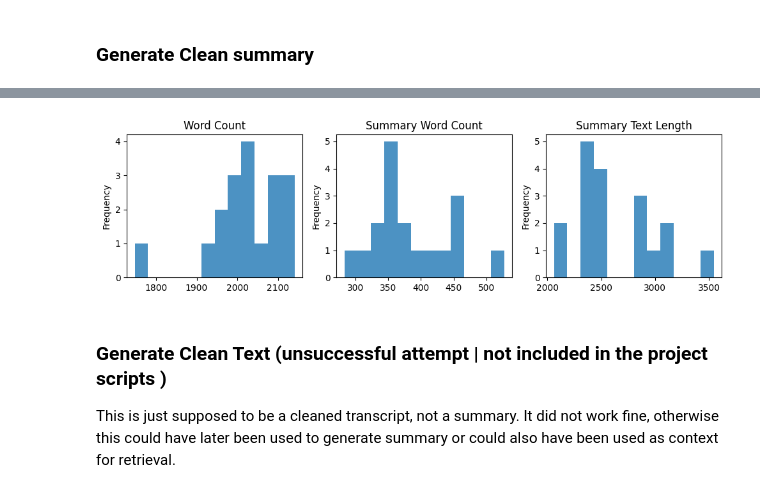
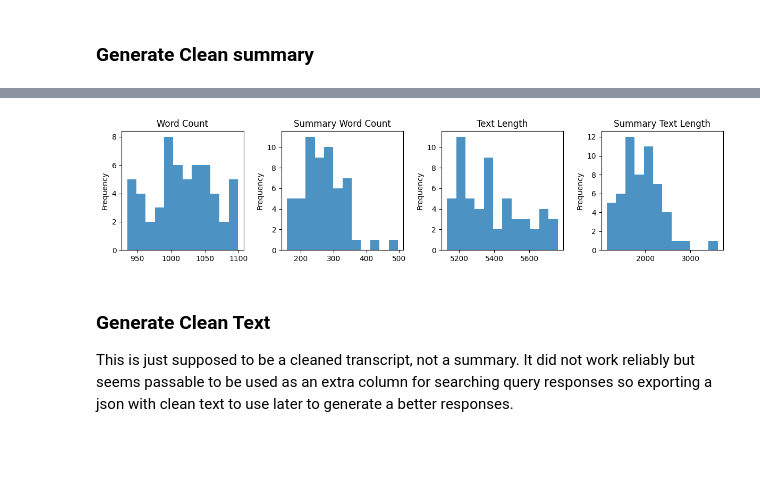
Before and after one commit to quickSilverShanks/VidSage, a Jupyter notebook: notebooks/data_preparation.ipynb, the cells around one changed output, grey strips where cells are left out. Saved outputs shown, nothing was run; the diff lists cells and outputs as text; code cells hidden in the pictures; blank space fills up the shorter version.

```diff
--- a/notebooks/data_preparation.ipynb
+++ b/notebooks/data_preparation.ipynb
@@ -120,13 +153,14 @@ def generate_smry(transcript, llm_model='gemma2:2b'):
     '''
     This function takes in a 'transcript' text and generates summarized text using 'llm_model' specified.
     '''
-    smrize_prompt = """As a professional editor, your task is to convert the provided YouTube transcript into a concise, well-structured summary. Follow below steps:
+    smrize_prompt = """As a professional editor, your task is to convert the provided YouTube transcript into a concise, well-structured summary. Follow all of below steps:
         Steps:
-        - Clean the text for grammatical correctness and clarity by removing filler words such as 'uhm', 'mhm', and similar phrases.
+        - Clean the text for spelling and grammatical correctness.
+        - Remove filler words such as 'uhm', 'mhm', and similar phrases.
         - Retain as many original phrases as possible for authenticity.
         - Generate a summary text that contains all the information from input TRANSCRIPT and don't use words like 'you' and 'I' in the generated summary.
         - The summary should be organized into clearly labeled sections and subsections where applicable.
-        - Ensure that all key information from the input transcript is included in the summary.
+        - Ensure that all key information from the input TRANSCRIPT is included in the summary.
         - Don't add any new information, don't express your opinions about the speaker and don't suggest any follow up query.
         - Do not praise the speaker or me. Just provide the summary as per above directions.
 
@@ -134,11 +168,4 @@ def generate_smry(transcript, llm_model='gemma2:2b'):
 
     prompt = smrize_prompt.format(INPUT_TRANSCRIPT = transcript)
 
-    response = client.chat.completions.create(
-        model=llm_model,
-        messages=[{"role": "user", "content": prompt}],
-        # temperature=0,    # remove randomness for deterministic output but not using it as it makes summary clumsy with phrases like 'you stated correctly...', 'you explained it well...' etc.
-        seed=72
-    )
-
-    return response.choices[0].message.content
+    return llm(prompt, llm_model)
@@ -173,5 +190,5 @@ Let me know if you'd like to explore specific aspects of the model in greater de
 # %%
-def generate_smry_file(df_in, text_col='text'):
+def generate_smry_file(df_in, text_col='text', llm_model='gemma2:2b'):
     '''
     Iterates through each row and generates summary column content for the text in 'text_col'.
     '''
@@ -180,12 +197,12 @@ def generate_smry_file(df_in, text_col='text'):
     print(f"INFO: total text blocks {df.shape[0]}")
 
     for index, row in tqdm(df.iterrows(), total=df.shape[0], desc="Generating Summaries"):
-        smry_text = generate_smry(row[text_col])
+        smry_text = generate_smry(row[text_col], llm_model)
         df.loc[index, 'smry_text'] = smry_text
 
     print(f"INFO: summary generation finished")
     return df
 # %%
-df_blocksmry = generate_smry_file(df_srt_v2)
+df_blocksmry = generate_smry_file(df_srt_v2, llm_model=LLM_MODEL)
 # %% [output]
 INFO: initiated summary generation
@@ -215,7 +232,7 @@ Here's a breakdown of how AI model assistants, like ChatGPT, are created.
 # %%
 df_blocksmry['smry_text_length'] = df_blocksmry['smry_text'].apply(len)
 df_blocksmry['smry_word_count'] = df_blocksmry['smry_text'].apply(lambda x : len(x.split()))
-df_blocksmry['uid'] = df_blocksmry.apply(lambda x: video_id + '__B' + str(x['Block']) + '__S' + str(x['start_time']), axis=1)
+df_blocksmry['uid'] = df_blocksmry.apply(lambda x: VIDEO_ID + '__B' + str(x['Block']) + '__S' + str(x['start_time']), axis=1)
 
 df_blocksmry.head(3)
 # %% [output]
@@ -226,11 +243,12 @@ df_blocksmry.head(3)
 # %%
-fig, axes = plt.subplots(nrows=1, ncols=3, figsize=(10, 3))
+fig, axes = plt.subplots(nrows=1, ncols=4, figsize=(12, 3))
 
 df_blocksmry['word_count'].plot.hist(bins=12, alpha=0.8, ax=axes[0], title='Word Count')
 df_blocksmry['smry_word_count'].plot.hist(bins=12, alpha=0.8, ax=axes[1], title='Summary Word Count')
-df_blocksmry['smry_text_length'].plot.hist(bins=12, alpha=0.8, ax=axes[2], title='Summary Text Length')
+df_blocksmry['text_length'].plot.hist(bins=12, alpha=0.8, ax=axes[2], title='Text Length')
+df_blocksmry['smry_text_length'].plot.hist(bins=12, alpha=0.8, ax=axes[3], title='Summary Text Length')
 
 plt.tight_layout()
 plt.show()
 # %% [output]
-[figure, old version]
+[figure, new version]
@@ -260,3 +280,3 @@ dump_pickle(df_blocksmry[reqd_cols], "../data/summary_transcripts/smry_vid_"+vid
 # %% [markdown]
-### Generate Clean Text (unsuccessful attempt | not included in the project scripts )
-This is just supposed to be a cleaned transcript, not a summary. It did not work fine, otherwise this could have later been used to generate summary or could also have been used as context for retrieval.
+### Generate Clean Text
+This is just supposed to be a cleaned transcript, not a summary. It did not work reliably but seems passable to be used as an extra column for searching query responses so exporting a json with clean text to use later to generate a better responses.
```
Also changed, not shown: parts of 64 cells of this notebook, 11 other files.
